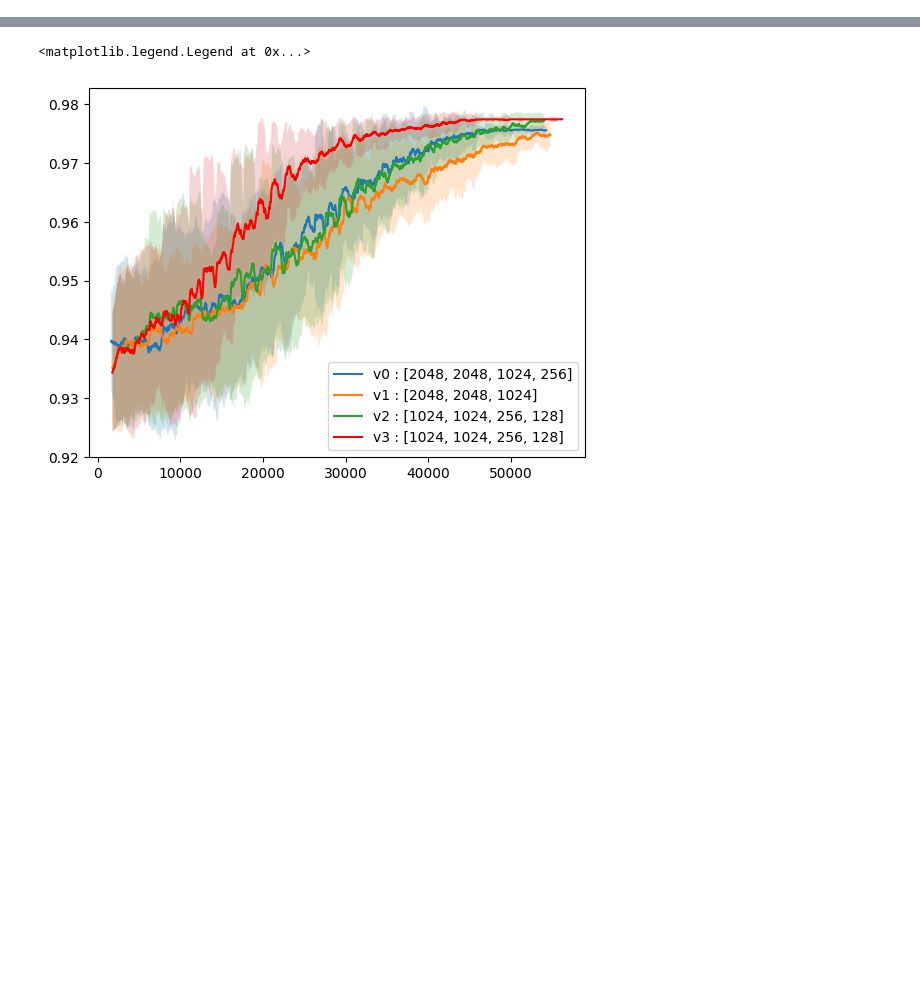
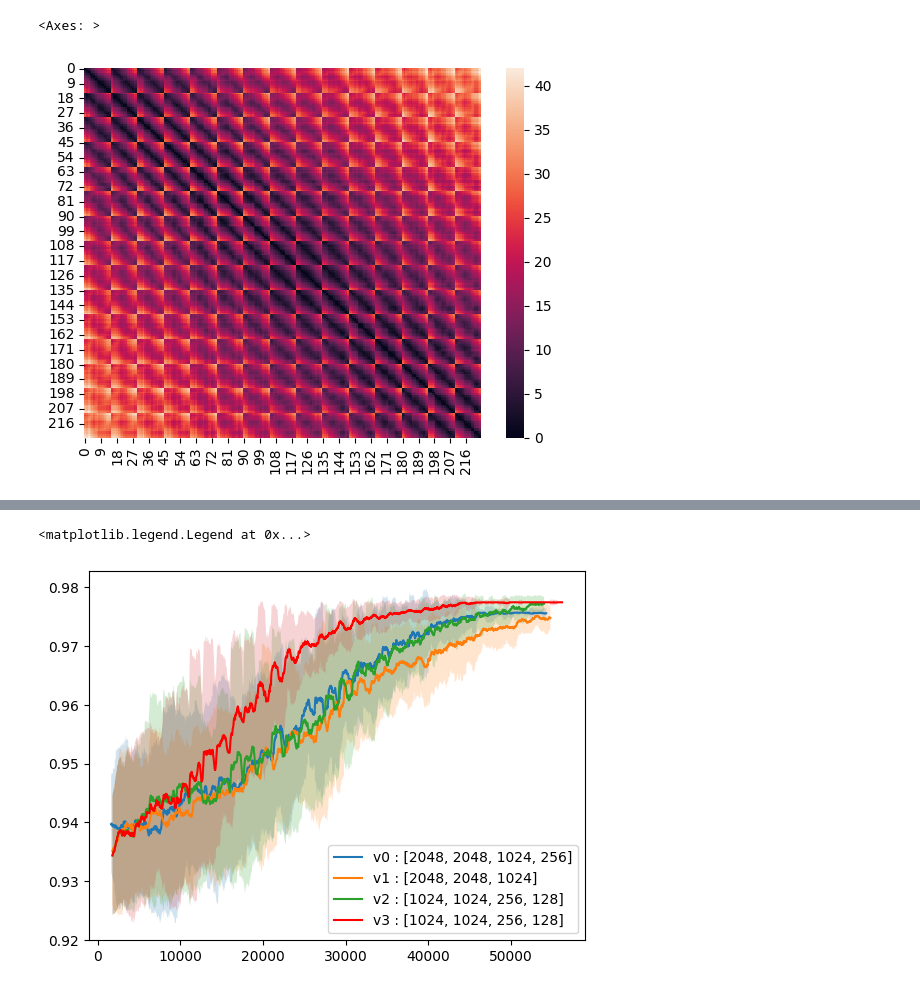
Before and after one commit to Farid-Najar/TransportersDilemma, a Jupyter notebook: RL/notebook.ipynb, the cells around one changed output, grey strips where cells are left out. Saved outputs shown, nothing was run; the diff lists cells and outputs as text; code cells hidden in the pictures; blank space fills up the shorter version.

```diff
--- a/RL/notebook.ipynb
+++ b/RL/notebook.ipynb
@@ -31,0 +44,6 @@ env = RemoveActionEnv(game = g, saved_routes = routes, saved_dests=dests,
+# %%
+g.distance_matrix.shape
+sns.heatmap(g.distance_matrix)
+# %% [output]
+<Axes: >
+[figure, added]
```
Also changed, not shown: parts of 17 cells of this notebook, 16 other files.
